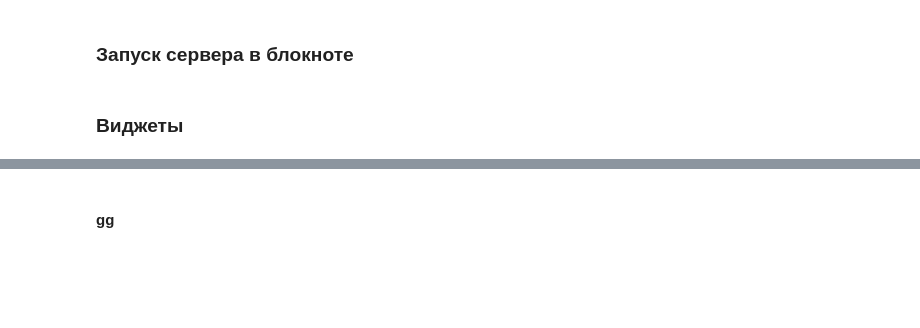
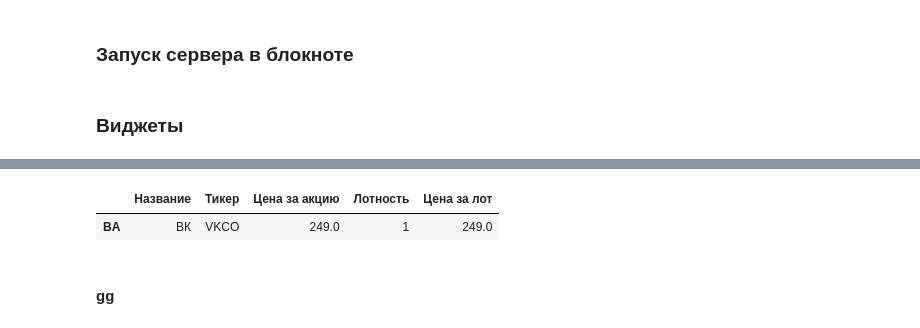
Before and after one commit to UncleVasyafromIzhevsk/TinvestOptions, a Jupyter notebook: educational_db.ipynb, the cells around one changed output, grey strips where cells are left out. Cells and saved outputs as stored; diff of their text form; code cells hidden in the pictures; blank space fills up the shorter version.

```diff
--- a/educational_db.ipynb
+++ b/educational_db.ipynb
@@ -1482,0 +1526,38 @@ print(list(source_BA_with_OPT.data['name']))
+# %%
+# Титл таблицы выбранного БА
+title_selected_BA = Div(
+    text=(
+        f'<blockquote><h2>Данные Базового Актива - {source_BA_with_OPT.data["name"][11]}<hr>'
+    ),
+    sizing_mode='stretch_width', margin = (3, 0, 3, 0)
+)
+# Таблица с данными
+table_selected_BA = DataTable(
+     sizing_mode='stretch_width', index_position = None, height=50
+)
+df_for_selected_BA = pd.DataFrame(
+    columns=['Название', 'Тикер', 'Цена за акцию', 'Лотность', 'Цена за лот']
+)
+for i in (
+    df_all_share_curr[df_all_share_curr.name == source_BA_with_OPT.data["name"][11]]
+).iterrows():
+    price = await tin.tinGetLastPrice(
+        figi=i[1].figi,
+        instrument_id=i[1].uid,
+    )
+    price_float = tin.tinNumberConnector(
+        price[0].price.units, price[0].price.nano
+    )
+    df_for_selected_BA.loc['BA'] = [i[1]['name'], i[1].ticker, price_float, i[1].lot, (price_float * i[1].lot)]
+source_selected_BA = ColumnDataSource(df_for_selected_BA)
+columns_selected_BA = [
+    TableColumn(field='Название', title="Название",),
+    TableColumn(field='Тикер', title="Тикер"),
+    TableColumn(field='Цена за акцию', title="Цена за акцию"),
+    TableColumn(field='Лотность', title="Лотность"),
+    TableColumn(field='Цена за лот', title="Цена за лот"),
+]
+table_selected_BA.source = source_selected_BA
+table_selected_BA.columns = columns_selected_BA
+
+show(column(title_selected_BA, table_selected_BA))
@@ -1483,3 +1590,8 @@ print(list(source_BA_with_OPT.data['name']))
+# %%
+df_for_selected_BA
+# %% [output]
+|  | Название | Тикер | Цена за акцию | Лотность | Цена за лот |
+| BA | ВК | VKCO | 249.0 | 1 | 249.0 |
 # %% [markdown]
 #### gg
 # %%
```
Also changed, not shown: parts of 11 cells of this notebook.
